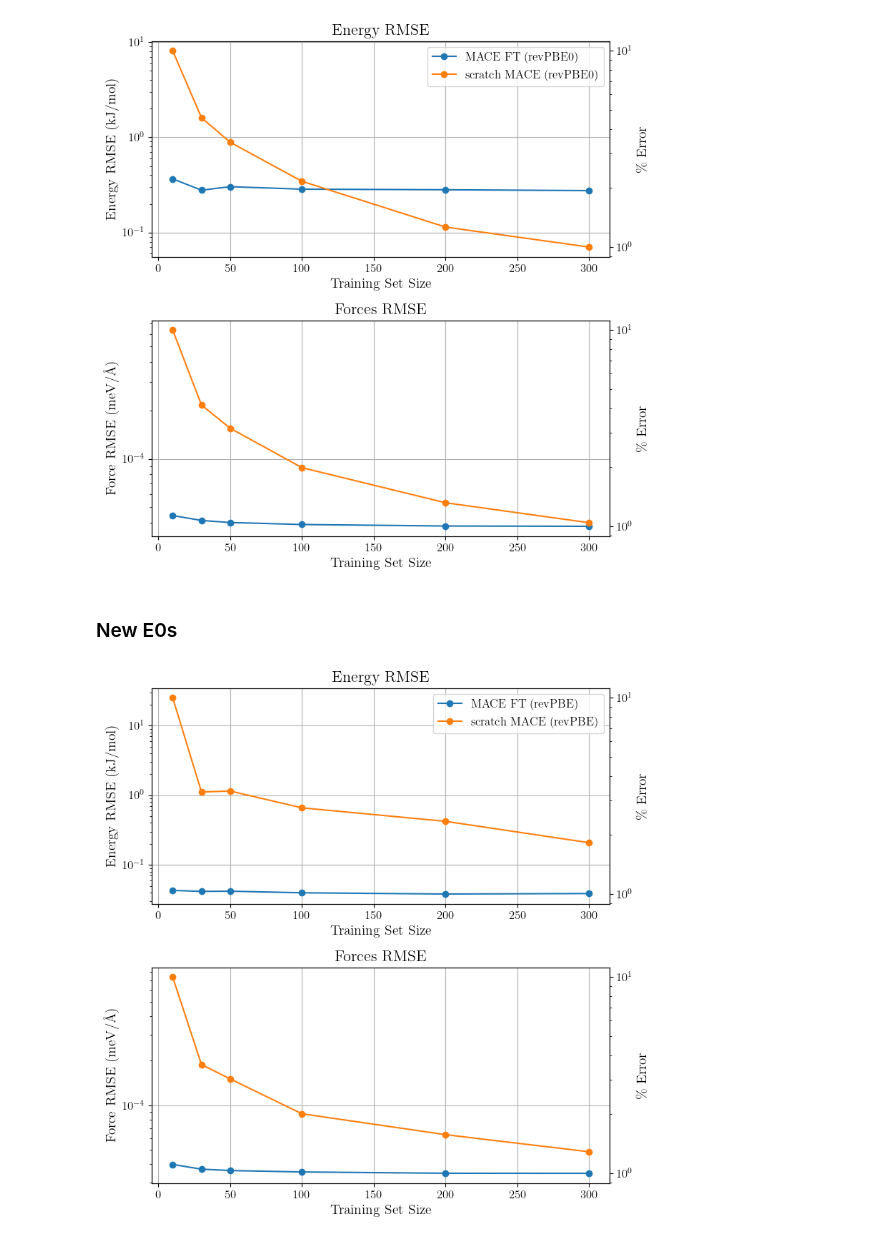
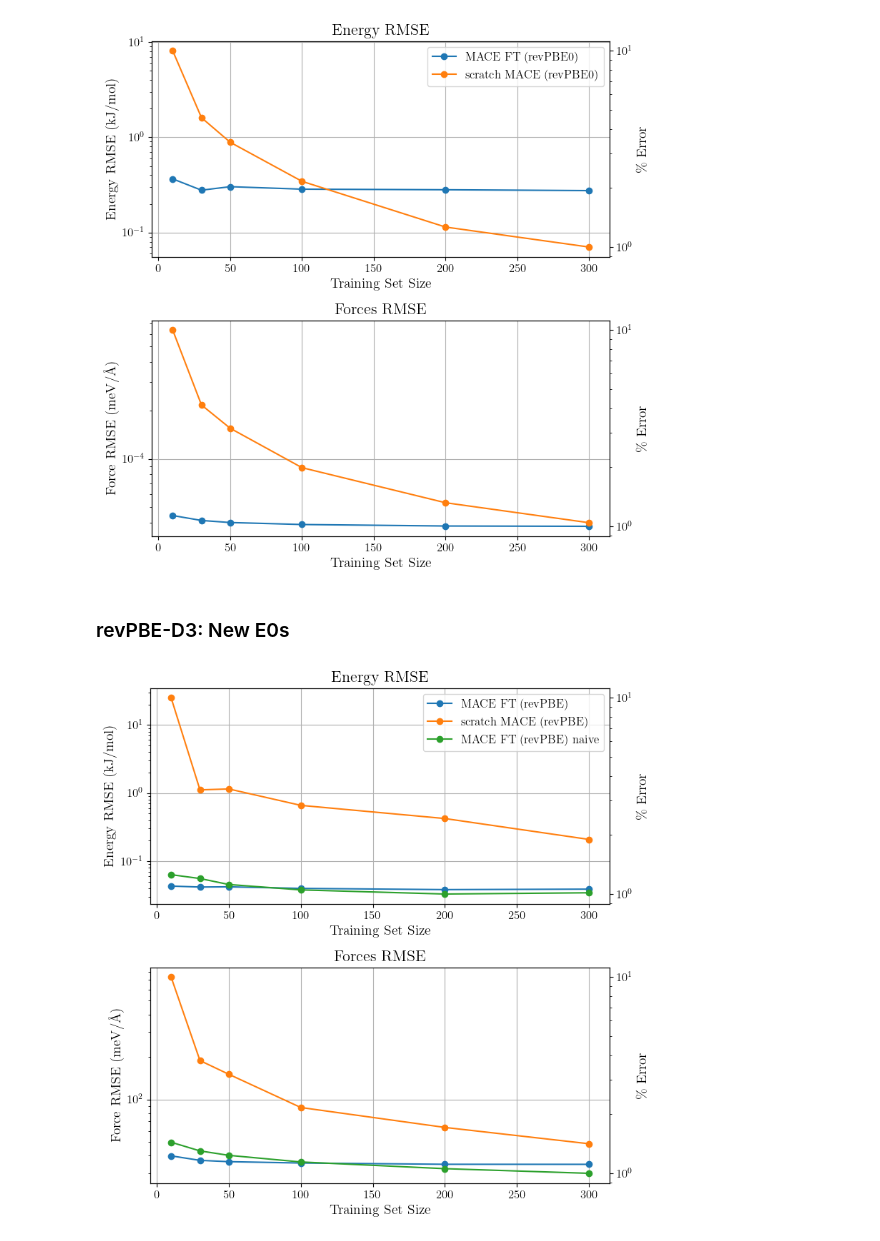
Before and after one commit to joehart2001/WA_MACE_FT, a Jupyter notebook: results/results_rev_PBE_D3.ipynb, the cells around one changed output. Drawn from its saved outputs; the diff is of its cells as text; code cells hidden in the pictures.

```diff
--- a/results/results_rev_PBE_D3.ipynb
+++ b/results/results_rev_PBE_D3.ipynb
@@ -214,0 +229,11 @@ plot_loss_many(results_paths_small, FT=True)
+# %%
+data = []
+with open(results_paths_scratch_multihead[0], "r") as f:
+    for line in f:
+        try:
+            data.append(json.loads(line))
+        except json.JSONDecodeError:
+            print(f"Skipping invalid line in {results_paths_scratch_multihead[0]}: {line}")
+
+df = pd.DataFrame(data)
+df
@@ -630,7 +707,7 @@ plt.show()
 # %% [output]
 [figure]
 # %% [markdown]
-### New E0s
+### revPBE-D3: New E0s
 # %%
 training_set_sizes_medium_revPBE_newE0 = [10, 30, 50, 100, 200, 300]
 RMSE_energies_medium_revPBE_newE0 = []
@@ -643,6 +720,15 @@ for size in training_set_sizes_medium_revPBE_newE0:
     RMSE_forces_medium_revPBE_newE0.append(calc[1])
 
 
+training_set_sizes_medium_revPBE_naive = [10, 30, 50, 100, 200, 300]
+RMSE_energies_medium_revPBE_naive = []
+RMSE_forces_medium_revPBE_naive = []
+
+for size in training_set_sizes_medium_revPBE_naive:
+    test_data = read(f"evaluation_data_medium/FT_naive_medium_rev_PBE_D3_{size}_eval_test.xyz", ':')
+    calc = calc_RMSE(test_data, theory="rPBED3")
+    RMSE_energies_medium_revPBE_naive.append(calc[0])
+    RMSE_forces_medium_revPBE_naive.append(calc[1])
 
 training_set_sizes_scratch_revPBE_newE0 = [10, 30, 50, 100, 200, 300]
 RMSE_energies_scratch_revPBE_newE0 = []
@@ -664,37 +750,39 @@ fig, axes = plt.subplots(2, 1, figsize=(8, 8))  # 2 rows, 1 column
 ax1 = axes[0]
 ax1.plot(training_set_sizes_medium_revPBE_newE0, np.array(RMSE_energies_medium_revPBE_newE0) * 1.6e-19 * 6.02e23 / 1000, marker="o", label="MACE FT (revPBE)")
 ax1.plot(training_set_sizes_scratch_revPBE_newE0, np.array(RMSE_energies_scratch_revPBE_newE0) * 1.6e-19 * 6.02e23 / 1000, marker="o", label="scratch MACE (revPBE)")
+ax1.plot(training_set_sizes_medium_revPBE_naive, np.array(RMSE_energies_medium_revPBE_naive) * 1.6e-19 * 6.02e23 / 1000, marker="o", label="MACE FT (revPBE) naive")
 
 ax1.set_ylabel("Energy RMSE (kJ/mol)")
 ax1.set_xlabel("Training Set Size")
 ax1.set_title("Energy RMSE")
 ax1.set_yscale("log")
 ax1.grid(True)
 ax1.legend(loc="upper right")
 
 # Add second y-axis for relative RMSE
 ax1b = ax1.twinx()
 ax1b.set_ylabel(r"$\%$ Error")
 ax1b.set_yscale("log")
 
 # Plot Forces RMSE (Primary y-axis)
 ax2 = axes[1]
-ax2.plot(training_set_sizes_medium_revPBE_newE0, np.array(RMSE_forces_medium_revPBE_newE0) / 1000, marker="o")
-ax2.plot(training_set_sizes_scratch_revPBE_newE0, np.array(RMSE_forces_scratch_revPBE_newE0) / 1000, marker="o")
+ax2.plot(training_set_sizes_medium_revPBE_newE0, np.array(RMSE_forces_medium_revPBE_newE0) * 1000, marker="o")
+ax2.plot(training_set_sizes_scratch_revPBE_newE0, np.array(RMSE_forces_scratch_revPBE_newE0) * 1000, marker="o")
+ax2.plot(training_set_sizes_medium_revPBE_naive, np.array(RMSE_forces_medium_revPBE_naive) * 1000, marker="o")
 
 ax2.set_ylabel(r"Force RMSE $\rm (meV/\AA)$")
 ax2.set_xlabel("Training Set Size")
 ax2.set_yscale("log")
 ax2.set_title("Forces RMSE")
 ax2.grid(True)
 
 
 # Add second y-axis for relative RMSE
 ax2b = ax2.twinx()
 ax2b.set_ylabel(r"$\%$ Error")
 ax2b.set_yscale("log")
 
 plt.tight_layout()
 plt.show()
 # %% [output]
-[figure, old version]
+[figure, new version]
```
Also changed, not shown: parts of 33 cells of this notebook, 12 other files.
